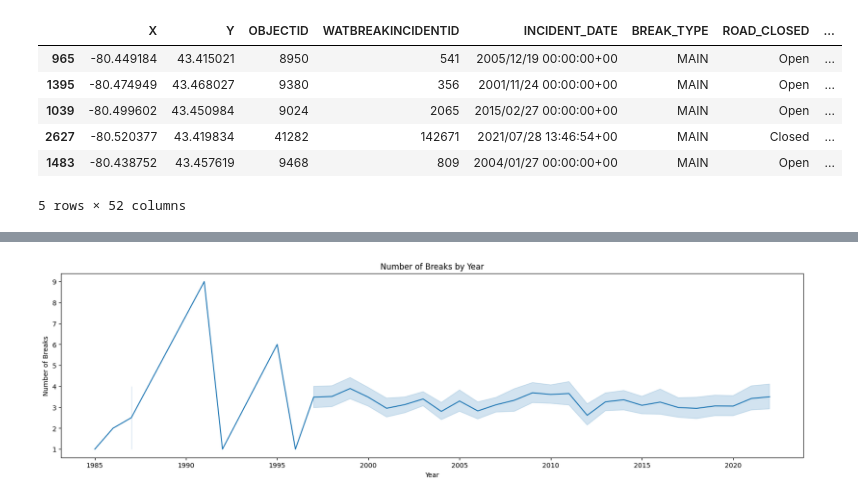
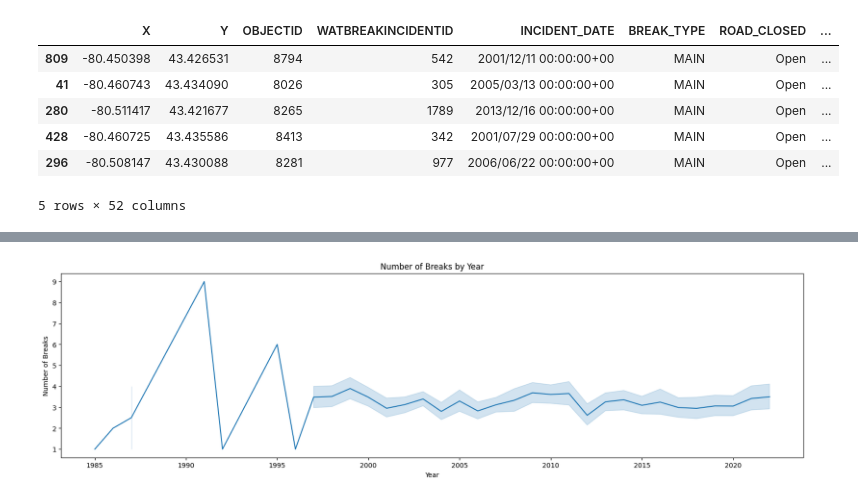
Before and after one commit to js3lliott/water-main-break-prediction-KW, a Jupyter notebook: nbs/03_water_main_heatmap.ipynb, the cells around one changed output, grey strips where cells are left out. Saved outputs shown, nothing was run; the diff lists cells and outputs as text; code cells hidden in the pictures.

```diff
--- a/nbs/03_water_main_heatmap.ipynb
+++ b/nbs/03_water_main_heatmap.ipynb
@@ -5,13 +11,13 @@ import matplotlib.pyplot as plt
 import seaborn as sns
 %matplotlib inline
 # %%
-break_data = pd.read_csv('../data/Oct_22_22_Water_Main_Breaks.csv')
+break_data = pd.read_csv('../data/Nov_10_22_Water_Main_Breaks.csv')
 break_data.sample(5)
 # %% [output]
 |  | X | Y | OBJECTID | WATBREAKINCIDENTID | INCIDENT_DATE | BREAK_TYPE | ROAD_CLOSED | ... |
-| 965 | -80.449184 | 43.415021 | 8950 | 541 | 2005/12/19 00:00:00+00 | MAIN | Open | ... |
-| 1395 | -80.474949 | 43.468027 | 9380 | 356 | 2001/11/24 00:00:00+00 | MAIN | Open | ... |
-| 1039 | -80.499602 | 43.450984 | 9024 | 2065 | 2015/02/27 00:00:00+00 | MAIN | Open | ... |
-| 2627 | -80.520377 | 43.419834 | 41282 | 142671 | 2021/07/28 13:46:54+00 | MAIN | Closed | ... |
-| 1483 | -80.438752 | 43.457619 | 9468 | 809 | 2004/01/27 00:00:00+00 | MAIN | Open | ... |
+| 809 | -80.450398 | 43.426531 | 8794 | 542 | 2001/12/11 00:00:00+00 | MAIN | Open | ... |
+| 41 | -80.460743 | 43.434090 | 8026 | 305 | 2005/03/13 00:00:00+00 | MAIN | Open | ... |
+| 280 | -80.511417 | 43.421677 | 8265 | 1789 | 2013/12/16 00:00:00+00 | MAIN | Open | ... |
+| 428 | -80.460725 | 43.435586 | 8413 | 342 | 2001/07/29 00:00:00+00 | MAIN | Open | ... |
+| 296 | -80.508147 | 43.430088 | 8281 | 977 | 2006/06/22 00:00:00+00 | MAIN | Open | ... |
 5 rows × 52 columns
```
Also changed, not shown: parts of 16 cells of this notebook, 2 other files.
